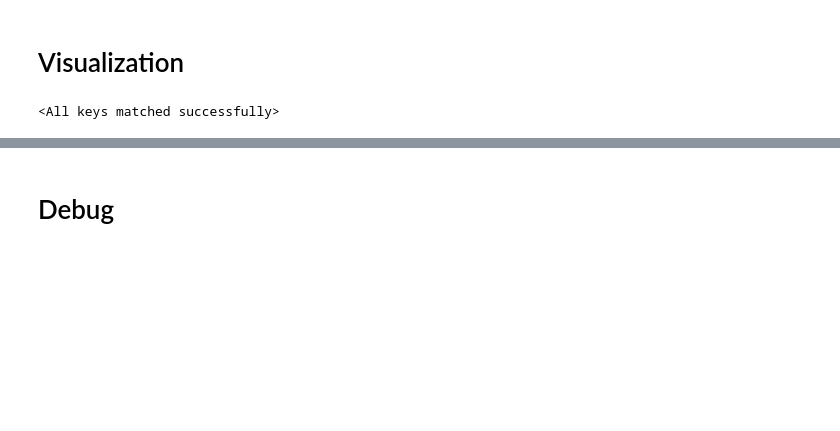
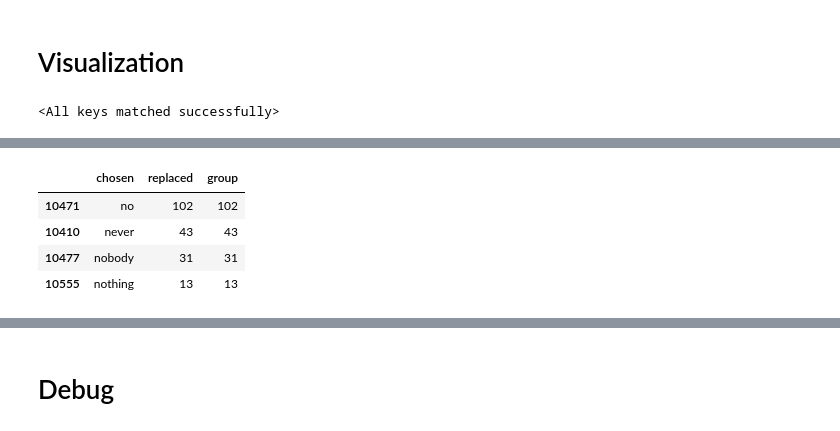
Before and after one commit to hamidrezayaghobi/Learning-How-to-Mask-Text-Input-for-Better-Generalization, a Jupyter notebook: masking_text.ipynb, the cells around one changed output, grey strips where cells are left out. Cells and saved outputs as stored; diff of their text form; code cells hidden in the pictures; blank space fills up the shorter version.

```diff
--- a/masking_text.ipynb
+++ b/masking_text.ipynb
@@ -1791,0 +1873,14 @@ OSError: [Errno 107] Transport endpoint is not connected
+# %%
+group_1 = tmp[tmp['group'] == 1].groupby('chosen').agg('count').reset_index().sort_values('replaced', ascending=False)
+group_1[
+    (group_1['chosen'] == 'nobody') |
+    (group_1['chosen'] == 'no') |
+    (group_1['chosen'] == 'never') |
+    (group_1['chosen'] == 'nothing')
+]
+# %% [output]
+|  | chosen | replaced | group |
+| 10471 | no | 102 | 102 |
+| 10410 | never | 43 | 43 |
+| 10477 | nobody | 31 | 31 |
+| 10555 | nothing | 13 | 13 |
```
Also changed, not shown: parts of 36 cells of this notebook, 1 other file.
